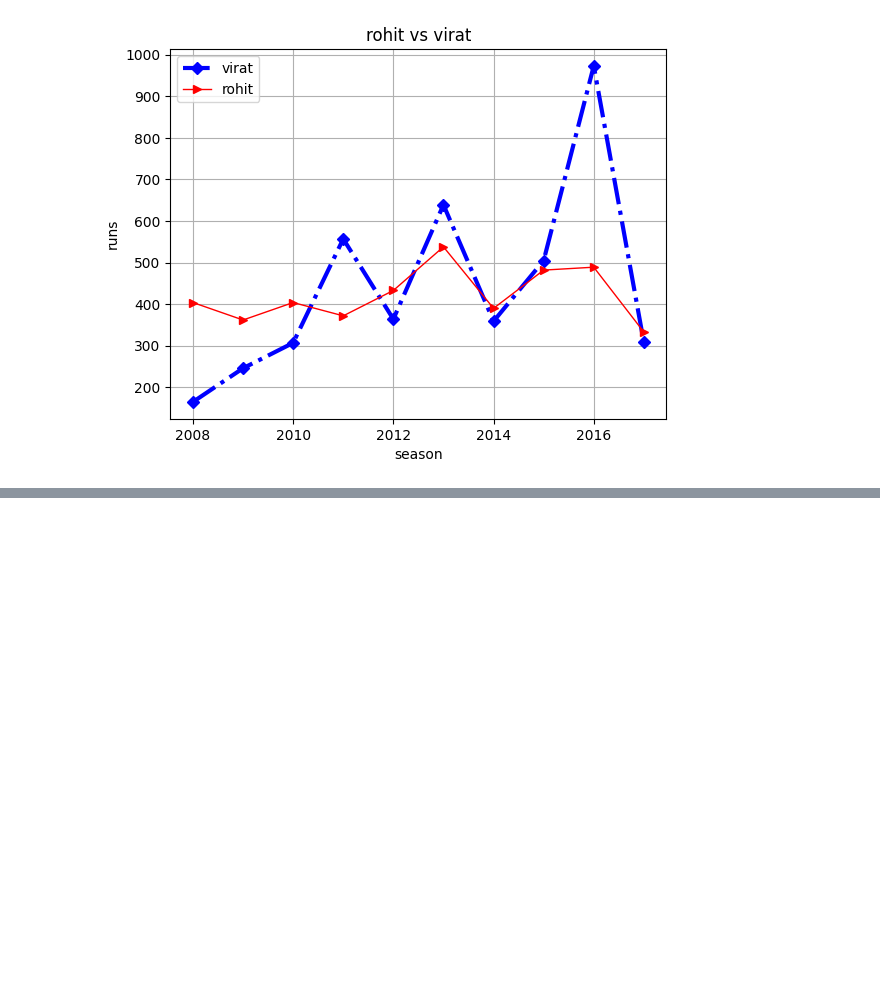
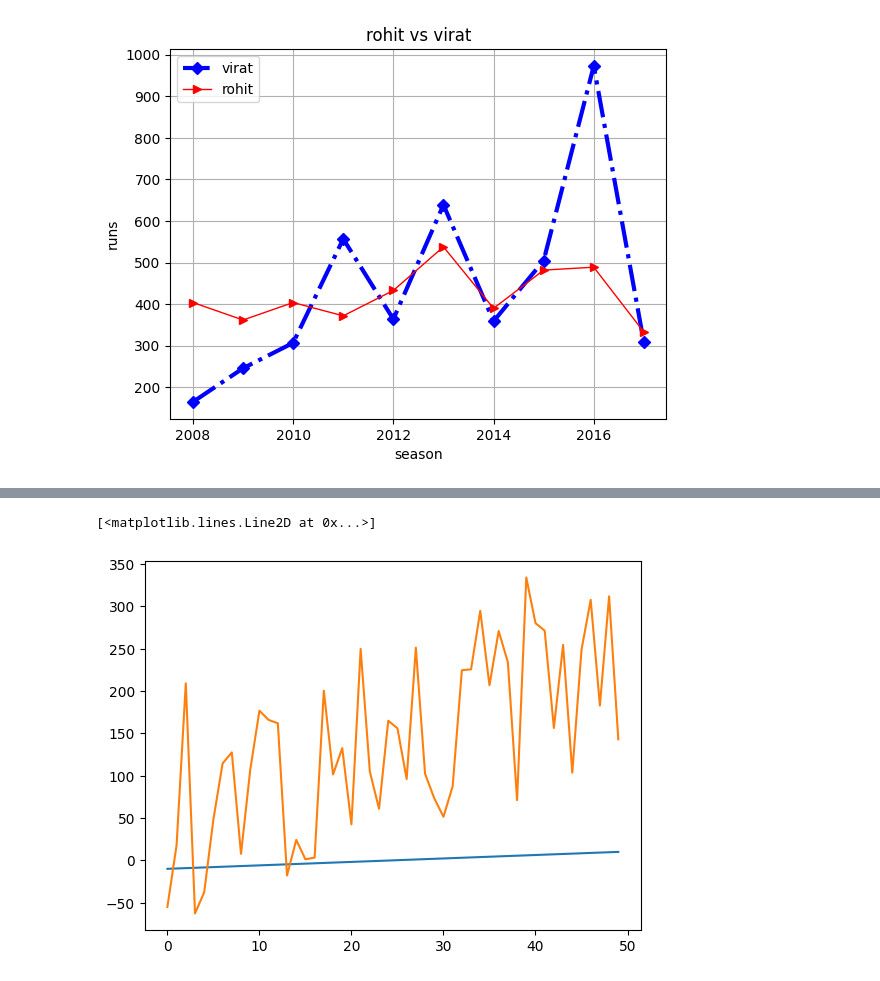
Before and after one commit to Abhinav09062005/python-, a Jupyter notebook: chapter4/mathplotlib.ipynb, the cells around one changed output, grey strips where cells are left out. Saved outputs shown, nothing was run; the diff lists cells and outputs as text; code cells hidden in the pictures; blank space fills up the shorter version.

```diff
--- a/chapter4/mathplotlib.ipynb
+++ b/chapter4/mathplotlib.ipynb
@@ -87,0 +107,6 @@ plt.show()
+# %%
+plt.plot(x)
+plt.plot(y)
+# %% [output]
+[<matplotlib.lines.Line2D at 0x...>]
+[figure, added]
```
Also changed, not shown: parts of 6 cells of this notebook.
